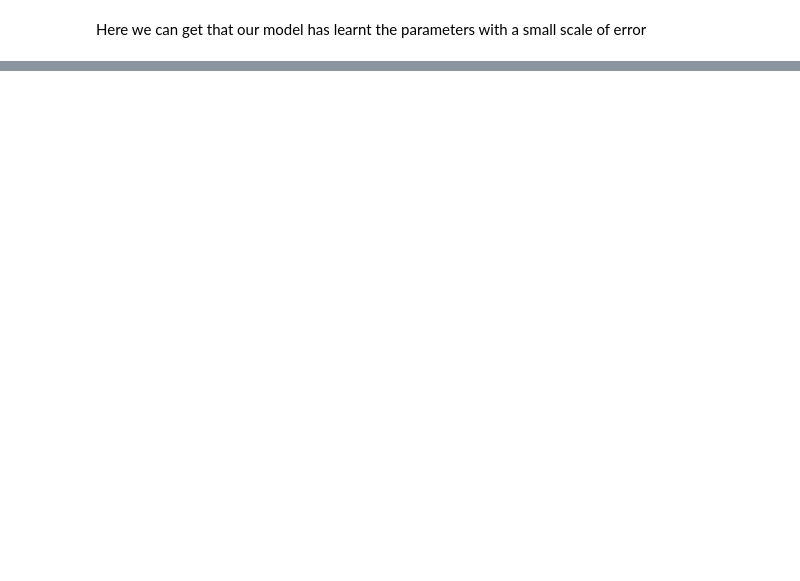
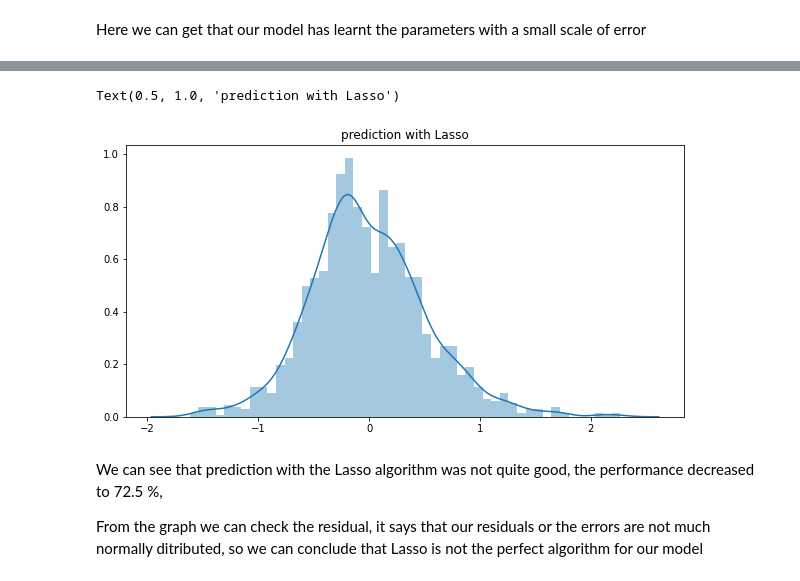
Before and after one commit to harshith187/Exploratory-Data-Analysis-of-Car-Features, a Jupyter notebook: Exploratory_Data_Analysis_of_Car_Features.ipynb, the cells around one changed output, grey strips where cells are left out. Saved outputs shown, nothing was run; the diff lists cells and outputs as text; code cells hidden in the pictures; blank space fills up the shorter version.

```diff
--- a/Exploratory_Data_Analysis_of_Car_Features.ipynb
+++ b/Exploratory_Data_Analysis_of_Car_Features.ipynb
@@ -630,0 +668,4 @@ instances for learning.
+# %%
+from sklearn.tree import DecisionTreeRegressor
+deci_reg = DecisionTreeRegressor()
+deci_reg.fit(X_train,y_train)
@@ -630,0 +713,4 @@ instances for learning.
+# %%
+from sklearn.linear_model import LassoCV
+Lasso_reg = LassoCV()
+Lasso_reg.fit(X_train, y_train)
@@ -630,0 +722,6 @@ instances for learning.
+# %%
+y_pred = Lasso_reg.predict(X_test)
+print('The r-squared score of the Lasso regressor is',r2_score(y_test,y_pred))
+print('The Root mean squared error score of the Lasso regressor is',np.sqrt(mean_squared_error(y_test,y_pred)))
+print('The Mean absolute error score of the Lasso regressor is',mean_absolute_error(y_test,y_pred))
+r2_score_Lasso = r2_score(y_test,y_pred)
@@ -630,0 +741,11 @@ instances for learning.
+# %%
+plt.figure(figsize = (10,5))
+sns.distplot((y_test - y_pred),bins = 50)
+plt.title('prediction with Lasso')
+# %% [output]
+Text(0.5, 1.0, 'prediction with Lasso')
+[figure, added]
+# %% [markdown]
+We can see that prediction with the Lasso algorithm was not quite good, the performance decreased to 72.5 %,
+
+From the graph we can check the residual, it says that our residuals or the errors are not much normally ditributed, so we can conclude that Lasso is not the perfect algorithm for our model
```
Also changed, not shown: parts of 36 cells of this notebook.
